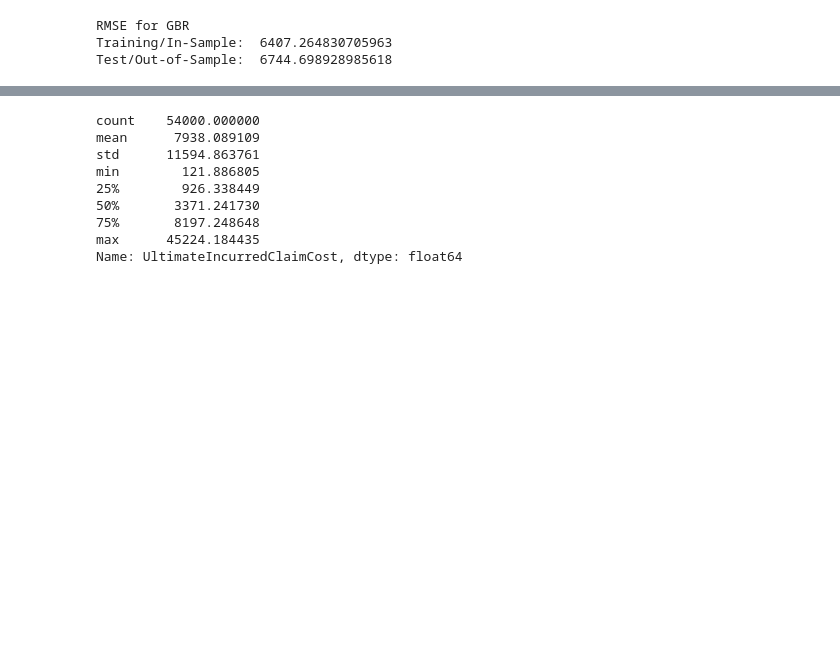
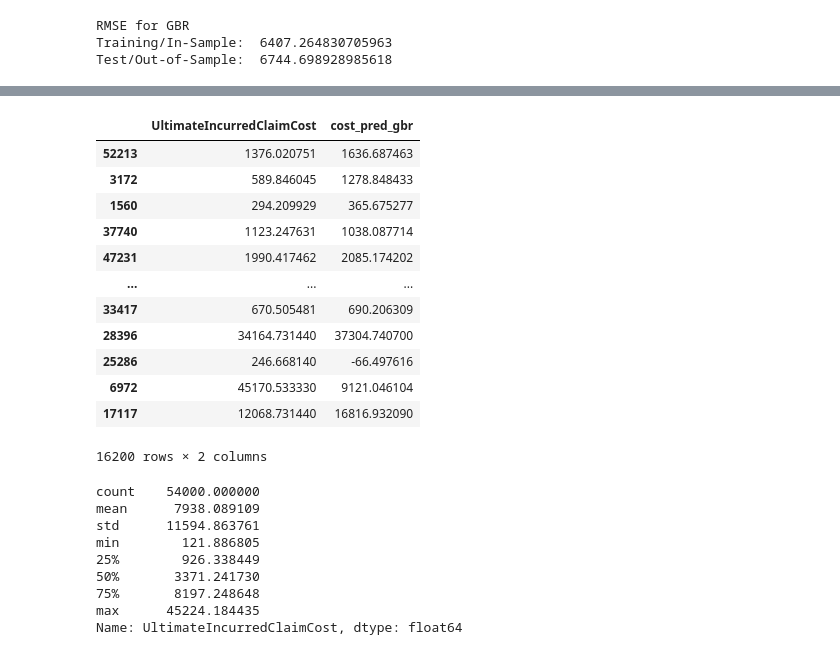
Before and after one commit to Ken-Alviola/CSC510, a Jupyter notebook: Portfolio Project/test.ipynb, the cells around one changed output, grey strips where cells are left out. Cells and saved outputs as stored; diff of their text form; code cells hidden in the pictures; blank space fills up the shorter version.

```diff
--- a/Portfolio Project/test.ipynb
+++ b/Portfolio Project/test.ipynb
@@ -939,3 +1015,19 @@ InitialIncurredCalimsCost-88.97%
+# %%
+y_test_gbr
+# %% [output]
+|  | UltimateIncurredClaimCost | cost_pred_gbr |
+| 52213 | 1376.020751 | 1636.687463 |
+| 3172 | 589.846045 | 1278.848433 |
+| 1560 | 294.209929 | 365.675277 |
+| 37740 | 1123.247631 | 1038.087714 |
+| 47231 | 1990.417462 | 2085.174202 |
+| ... | ... | ... |
+| 33417 | 670.505481 | 690.206309 |
+| 28396 | 34164.731440 | 37304.740700 |
+| 25286 | 246.668140 | -66.497616 |
+| 6972 | 45170.533330 | 9121.046104 |
+| 17117 | 12068.731440 | 16816.932090 |
+16200 rows × 2 columns
 # %%
 train['UltimateIncurredClaimCost'].describe()
 # %% [output]
```
Also changed, not shown: parts of 61 cells of this notebook.
